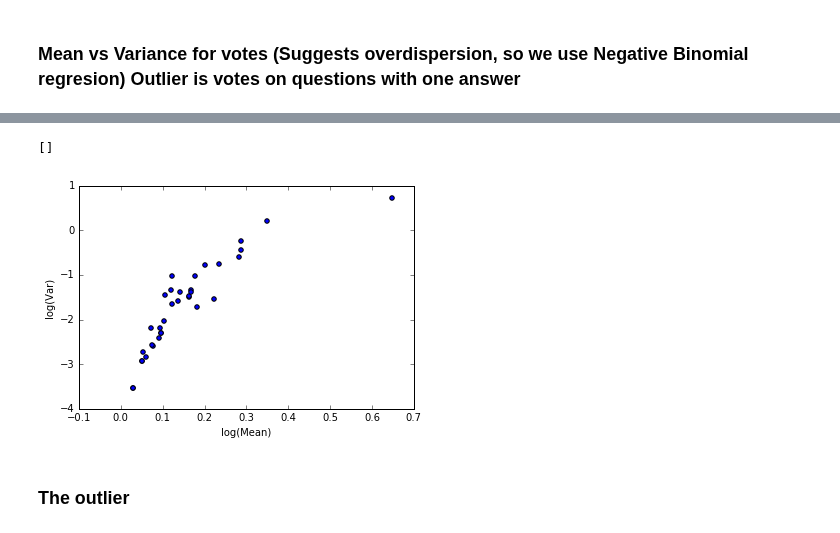
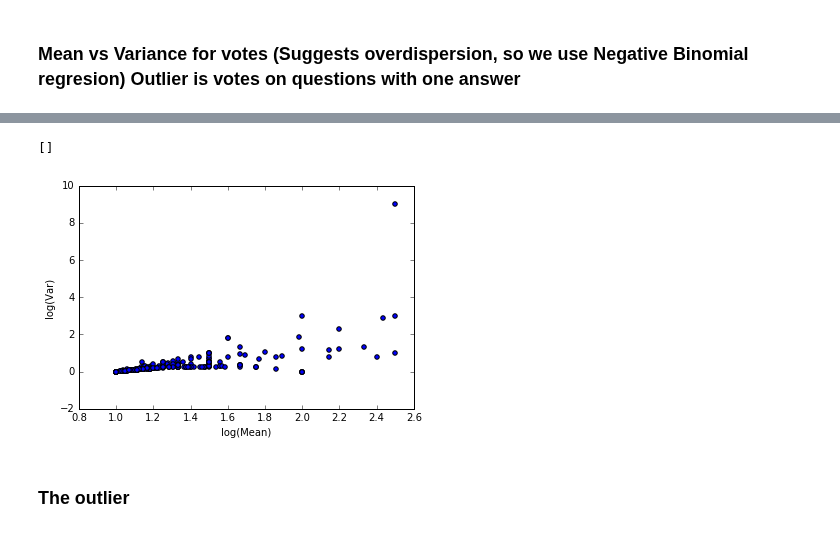
Before and after one commit to JoelDan192/Predictive-model-for-the-voting-system-in-SE-network, a Jupyter notebook: spanish_site/ExploratoryPlotsByGroups.ipynb, the cells around one changed output, grey strips where cells are left out. Saved outputs shown, nothing was run; the diff lists cells and outputs as text; code cells hidden in the pictures.

```diff
--- a/spanish_site/ExploratoryPlotsByGroups.ipynb
+++ b/spanish_site/ExploratoryPlotsByGroups.ipynb
@@ -66,6 +66,6 @@ rev_age_groups = {age_groups[(d1,d2)]:"%d to %d days"%(d1,d2) for d1,d2 in age_g
 ### Mean vs Variance for votes (Suggests overdispersion, so we use Negative Binomial regresion) Outlier is votes on questions with one answer
 # %%
 ff1 = lambda df: pd.DataFrame(dict(zip(['mean','var','count'],[[e] for e in np.around([df['Votes'].mean(),df['Votes'].var(),df['Votes'].count()],decimals=3)])))
-mean_var_v = votes_complete.groupby(['Ans_count','AnsRank']).apply(ff1).reset_index(level=[0,1,2],drop=False)
+mean_var_v = votes.groupby(['Age_vot']).apply(ff1).reset_index(level=[0],drop=False)
 mean_var_v.head()
 # %% [output]
@@ -78,13 +92,14 @@ mean_var_v.head()
 # %%
-plt.scatter(x = np.log(mean_var_v[mean_var_v['count']>=7]['mean']), y = np.log(mean_var_v[mean_var_v['count']>=7]['var']))
+data = mean_var_v[(mean_var_v['count']>1)&(mean_var_v['mean']<=2.5)]
+plt.scatter(x = data['mean'], y = data['var'])
 
 #plt.legend(loc='lower right')
 plt.xlabel('log(Mean)')
 plt.ylabel('log(Var)')
 plt.plot()
 # %% [output]
 []
-[figure, old version]
+[figure, new version]
 # %% [markdown]
 ### The outlier
 # %%
```
Also changed, not shown: parts of 2 cells of this notebook, 2 other files.
